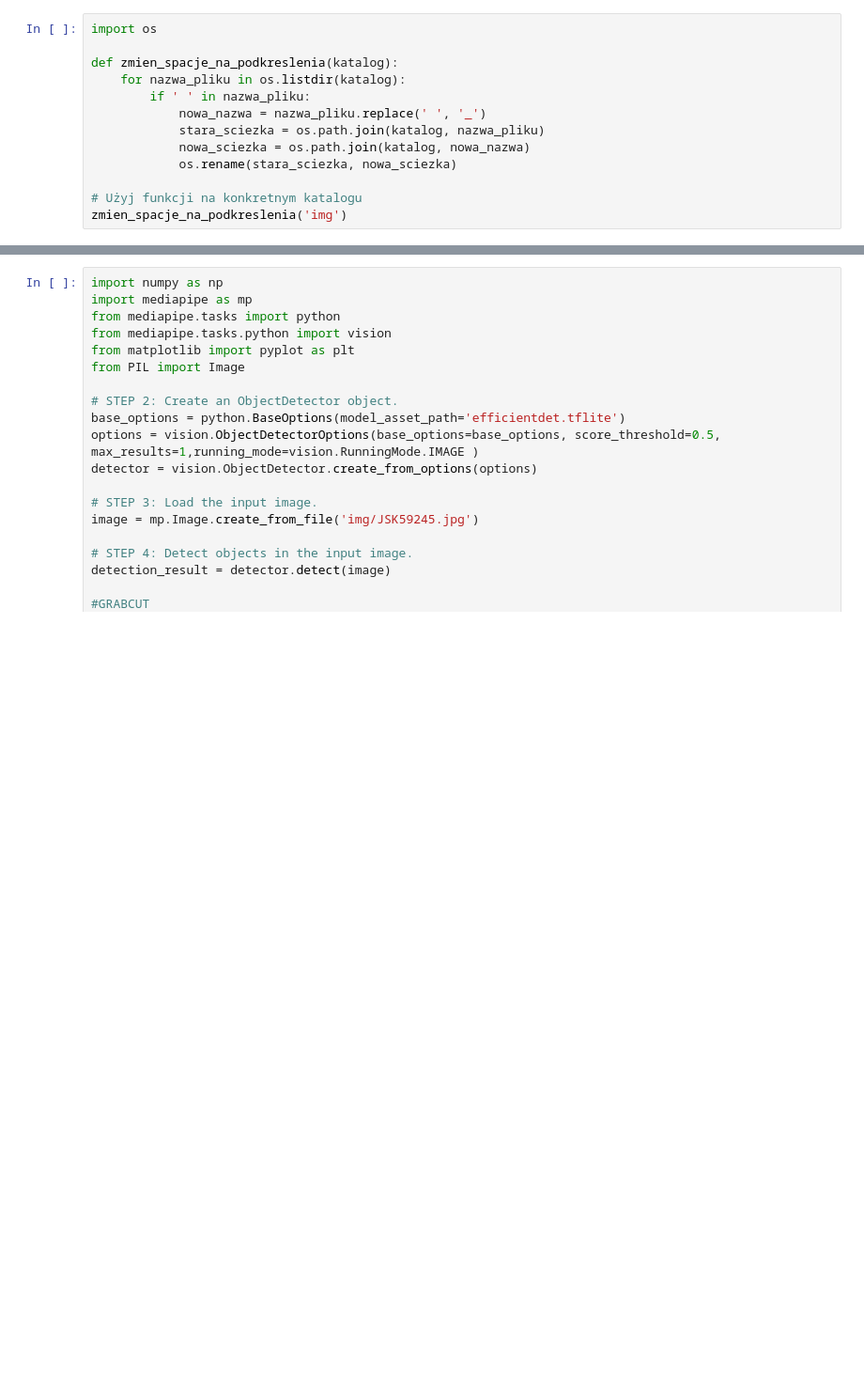
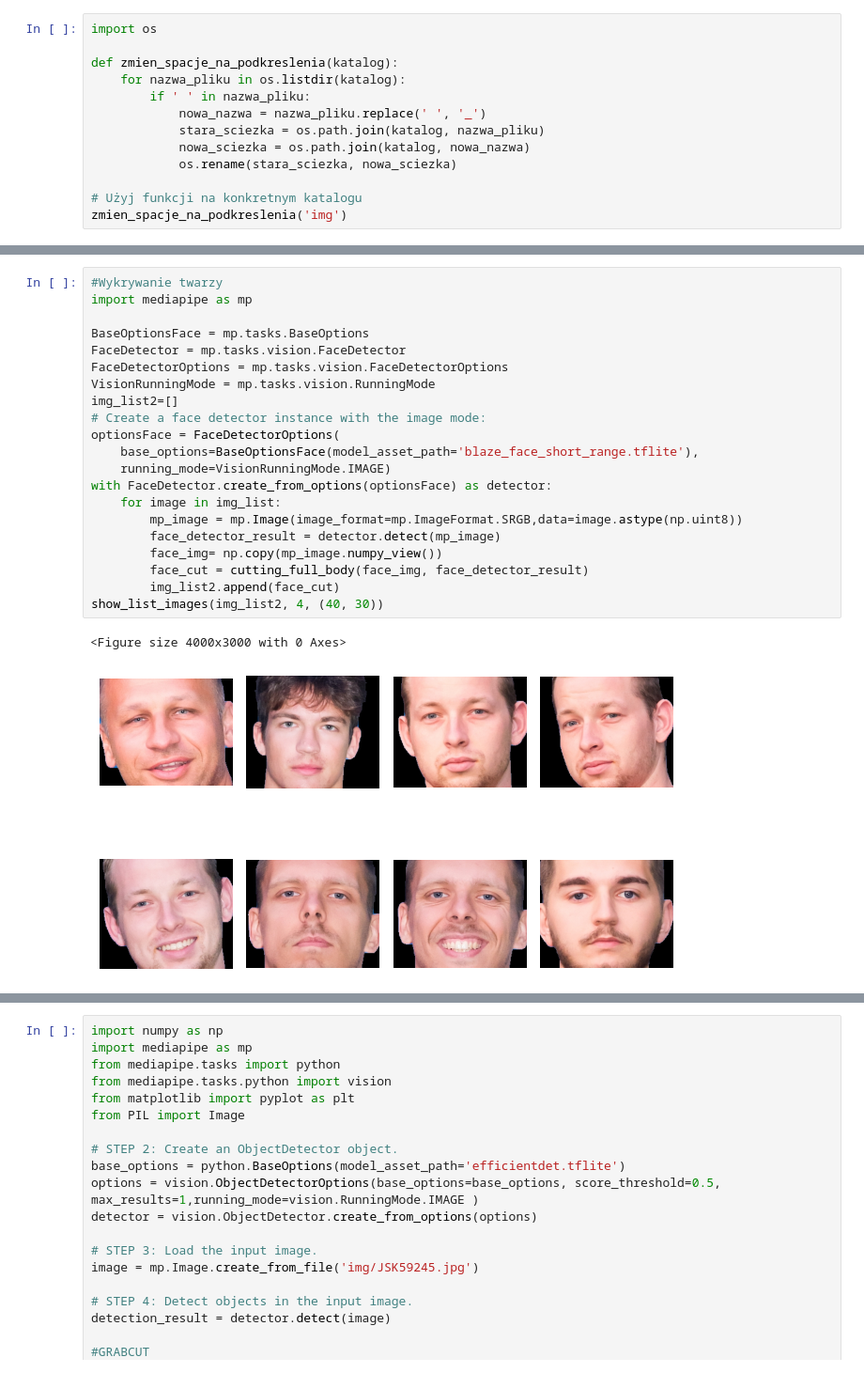
Before and after one commit to kozolex/SportPlayerPhoto, a Jupyter notebook: POC.ipynb, the cells around one changed output, grey strips where cells are left out. Shown at 94% size. Drawn from its saved outputs; the diff is of its cells as text; blank space fills up the shorter version.

```diff
--- a/POC.ipynb
+++ b/POC.ipynb
@@ -171,0 +267,24 @@ img/JSK58562.jpg
+# %%
+#Wykrywanie twarzy
+import mediapipe as mp
+
+BaseOptionsFace = mp.tasks.BaseOptions
+FaceDetector = mp.tasks.vision.FaceDetector
+FaceDetectorOptions = mp.tasks.vision.FaceDetectorOptions
+VisionRunningMode = mp.tasks.vision.RunningMode
+img_list2=[]
+# Create a face detector instance with the image mode:
+optionsFace = FaceDetectorOptions(
+    base_options=BaseOptionsFace(model_asset_path='blaze_face_short_range.tflite'),
+    running_mode=VisionRunningMode.IMAGE)
+with FaceDetector.create_from_options(optionsFace) as detector:
+    for image in img_list:
+        mp_image = mp.Image(image_format=mp.ImageFormat.SRGB,data=image.astype(np.uint8))
+        face_detector_result = detector.detect(mp_image)
+        face_img= np.copy(mp_image.numpy_view())
+        face_cut = cutting_full_body(face_img, face_detector_result)
+        img_list2.append(face_cut)
+show_list_images(img_list2, 4, (40, 30))
+# %% [output]
+<Figure size 4000x3000 with 0 Axes>
+[figure, added]
```
Also changed, not shown: parts of 11 cells of this notebook, 2 other files.
